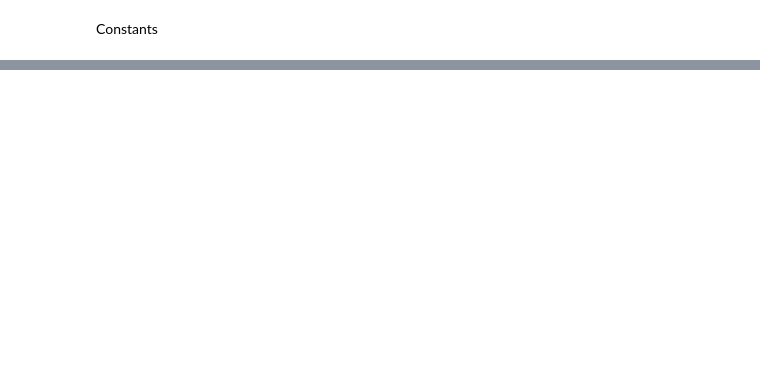
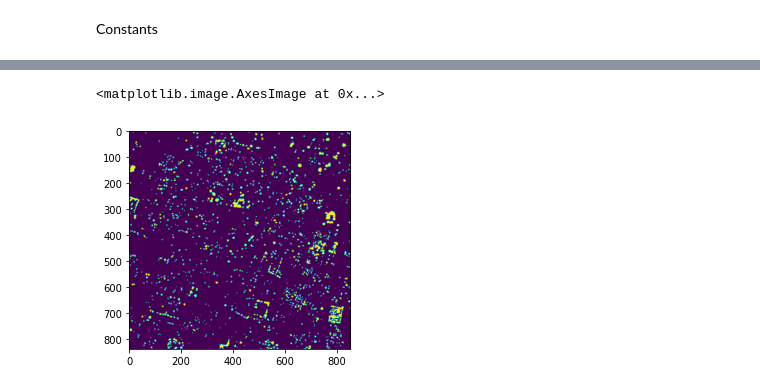
Before and after one commit to anoopmanikantas/Time-Series-analysis-of-Satellite-data-Feature-extractions-on-Transitions, a Jupyter notebook: Satellite_Data_Processing.ipynb, the cells around one changed output, grey strips where cells are left out. Cells and saved outputs as stored; diff of their text form; code cells hidden in the pictures; blank space fills up the shorter version.

```diff
--- a/Satellite_Data_Processing.ipynb
+++ b/Satellite_Data_Processing.ipynb
@@ -66,0 +70,5 @@ plt.imshow(img)
+# %%
+plt.imshow(img[2])
+# %% [output]
+<matplotlib.image.AxesImage at 0x...>
+[figure, added]
```
Also changed, not shown: parts of 21 cells of this notebook.
